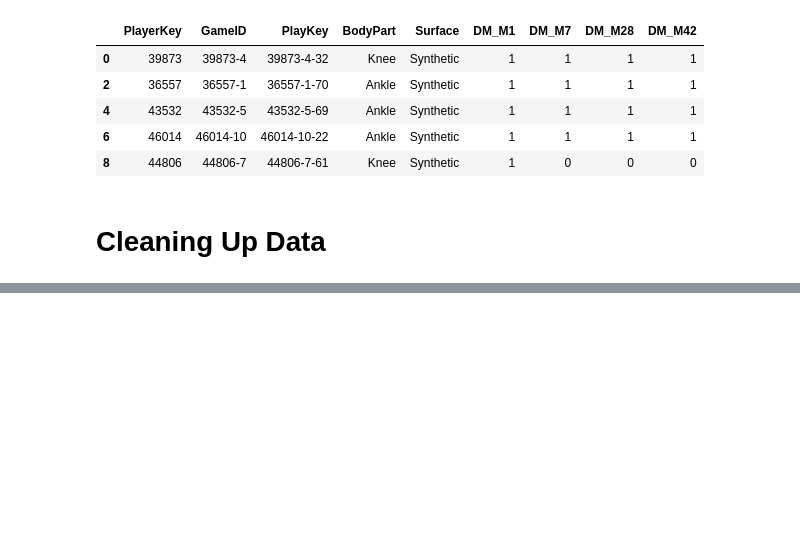
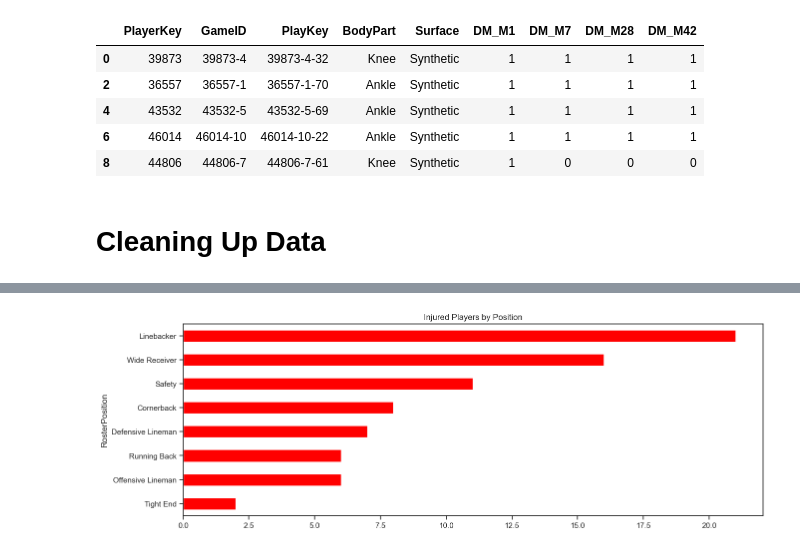
Before and after one commit to davisdw/NFL_Penalty_Injury_-_Draft_Data_Prediction, a Jupyter notebook: nfl_injury_data.ipynb, the cells around one changed output, grey strips where cells are left out. Saved outputs shown, nothing was run; the diff lists cells and outputs as text; code cells hidden in the pictures; blank space fills up the shorter version.

```diff
--- a/nfl_injury_data.ipynb
+++ b/nfl_injury_data.ipynb
@@ -119,0 +270,12 @@ inj_play_concat.sample(sample_size)
+# %%
+#Injury Report based on PlayType such as Running, Passing
+# plt.figure(figsize=(14, 6))
+# plt_injury = sns.countplot(data= injury_playlist_merge, x= 'PlayType', hue= 'Surface')
+# plt_injury.set(ylabel="Injury Report")
+
+injury_playlist_merge.groupby('RosterPosition').count()['PlayerKey']\
+    .sort_values()\
+    .plot(figsize=(15, 5), color='red',kind='barh', title='Injured Players by Position')
+plt.show()
+# %% [output]
+[figure, added]
```
Also changed, not shown: parts of 23 cells of this notebook, 1 other file.
